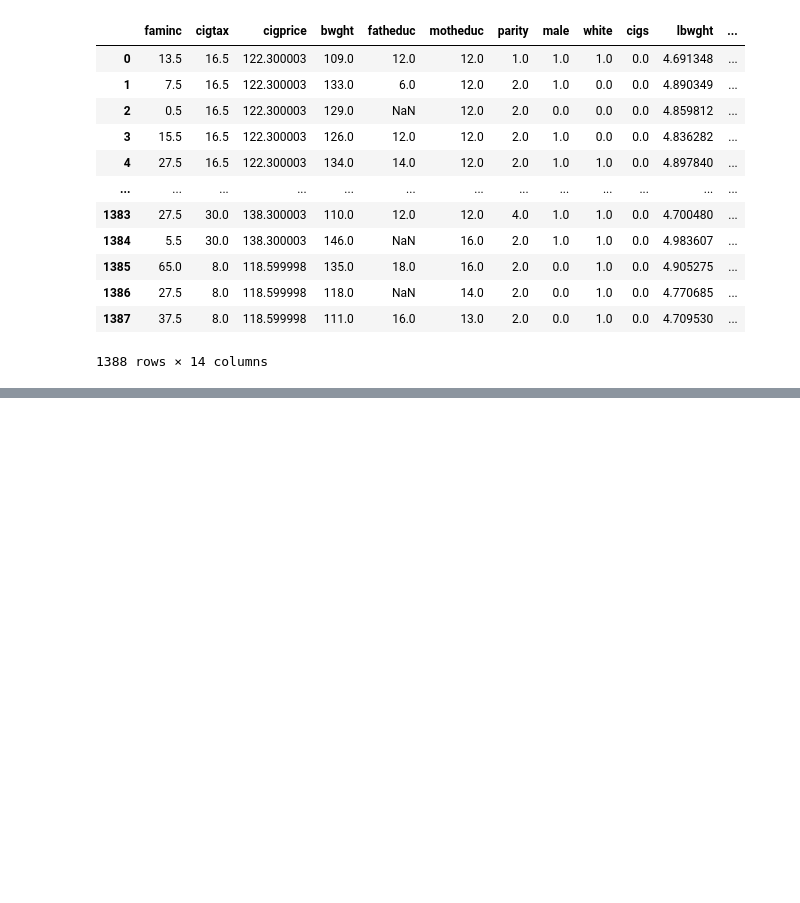
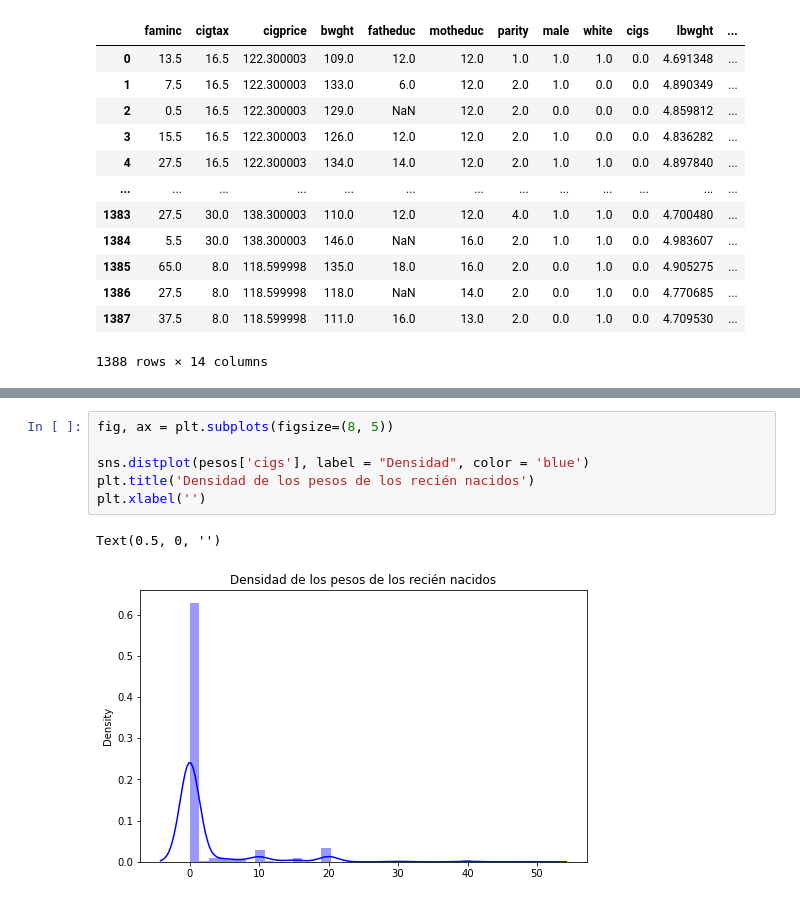
Before and after one commit to Robertopucp/1ECO35_R_PYTHON, a Jupyter notebook: Trabajo_grupal/WH6/Grupo_1_Python.ipynb, the cells around one changed output, grey strips where cells are left out. Drawn from its saved outputs; the diff is of its cells as text; blank space fills up the shorter version.

```diff
--- a/Trabajo_grupal/WH6/Grupo_1_Python.ipynb
+++ b/Trabajo_grupal/WH6/Grupo_1_Python.ipynb
@@ -28,0 +73,9 @@ pesos
+# %%
+fig, ax = plt.subplots(figsize=(8, 5))
+
+sns.distplot(pesos['cigs'], label = "Densidad", color = 'blue')
+plt.title('Densidad de los pesos de los recién nacidos')
+plt.xlabel('')
+# %% [output]
+Text(0.5, 0, '')
+[figure, added]
```
Also changed, not shown: parts of 6 cells of this notebook.
